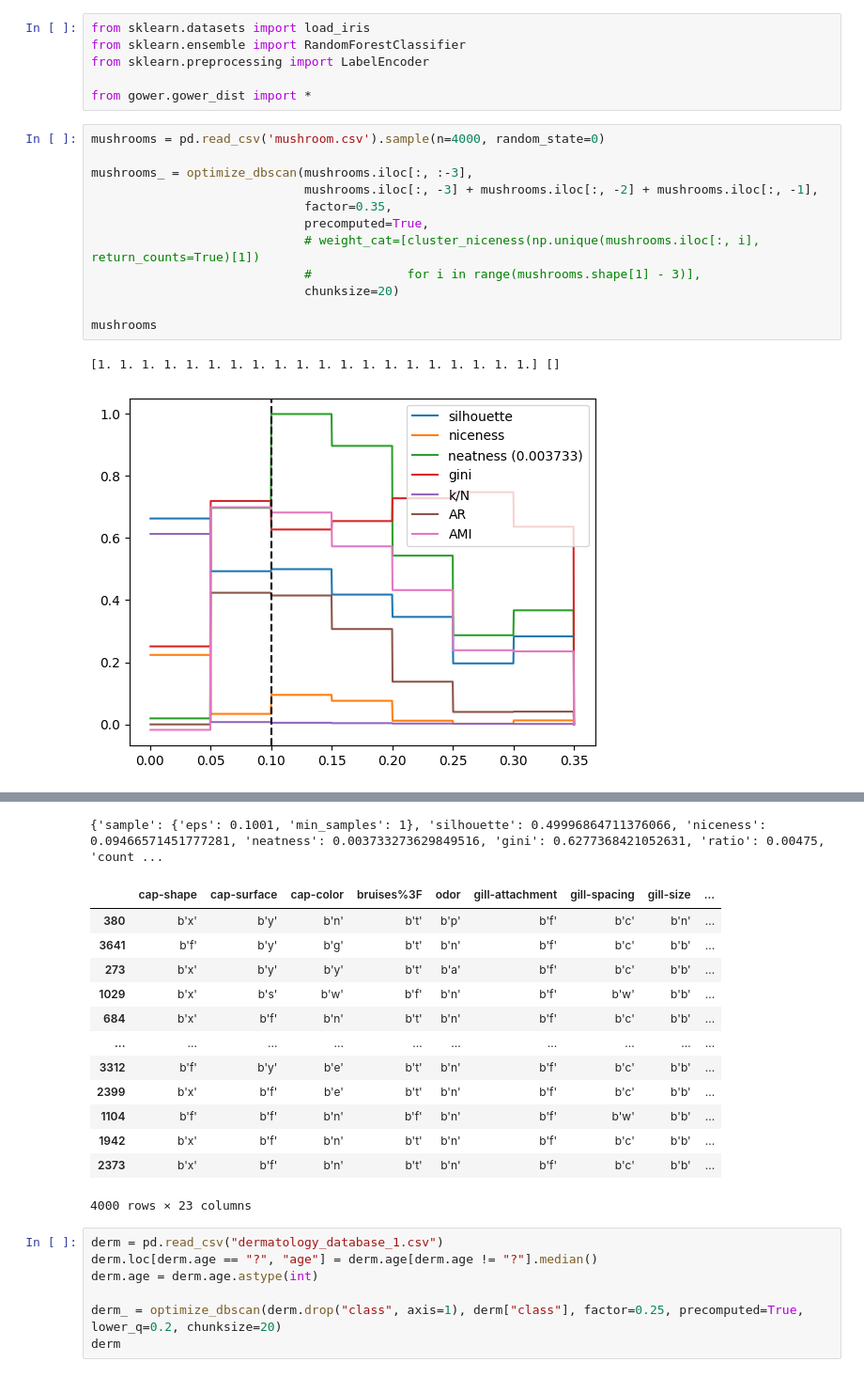
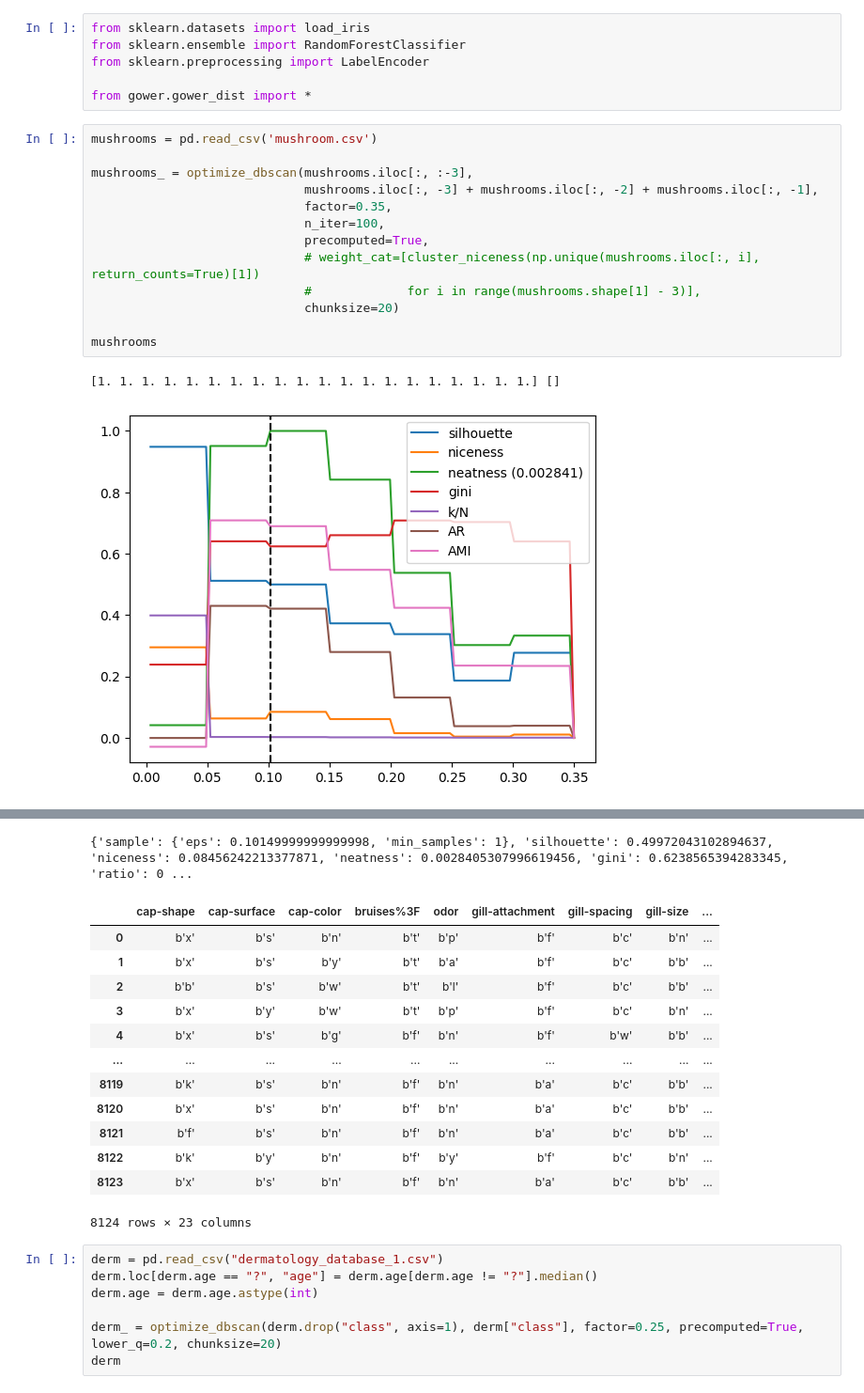
Before and after one commit to chrico-bu-uab/gower, a Jupyter notebook: optimization_examples.ipynb, the cells around one changed output, grey strips where cells are left out. Shown at 94% size. Cells and saved outputs as stored; diff of their text form.

Commit message:
neatness, and more

```diff
--- a/optimization_examples.ipynb
+++ b/optimization_examples.ipynb
@@ -5,35 +5,36 @@ from sklearn.preprocessing import LabelEncoder
 
 from gower.gower_dist import *
 # %%
-mushrooms = pd.read_csv('mushroom.csv').sample(n=4000, random_state=0)
+mushrooms = pd.read_csv('mushroom.csv')
 
 mushrooms_ = optimize_dbscan(mushrooms.iloc[:, :-3],
                              mushrooms.iloc[:, -3] + mushrooms.iloc[:, -2] + mushrooms.iloc[:, -1],
                              factor=0.35,
+                             n_iter=100,
                              precomputed=True,
                              # weight_cat=[cluster_niceness(np.unique(mushrooms.iloc[:, i], return_counts=True)[1])
                              #             for i in range(mushrooms.shape[1] - 3)],
                              chunksize=20)
 
 mushrooms
 # %% [output]
 [1. 1. 1. 1. 1. 1. 1. 1. 1. 1. 1. 1. 1. 1. 1. 1. 1. 1. 1. 1.] []
-[figure, old version]
+[figure, new version]
 [figure]
-{'sample': {'eps': 0.1001, 'min_samples': 1}, 'silhouette': 0.49996864711376066, 'niceness': 0.09466571451777281, 'neatness': 0.003733273629849516, 'gini': 0.6277368421052631, 'ratio': 0.00475, 'count ...
+{'sample': {'eps': 0.10149999999999998, 'min_samples': 1}, 'silhouette': 0.49972043102894637, 'niceness': 0.08456242213377871, 'neatness': 0.0028405307996619456, 'gini': 0.6238565394283345, 'ratio': 0 ...
 |  | cap-shape | cap-surface | cap-color | bruises%3F | odor | gill-attachment | gill-spacing | gill-size | ... |
-| 380 | b'x' | b'y' | b'n' | b't' | b'p' | b'f' | b'c' | b'n' | ... |
-| 3641 | b'f' | b'y' | b'g' | b't' | b'n' | b'f' | b'c' | b'b' | ... |
-| 273 | b'x' | b'y' | b'y' | b't' | b'a' | b'f' | b'c' | b'b' | ... |
-| 1029 | b'x' | b's' | b'w' | b'f' | b'n' | b'f' | b'w' | b'b' | ... |
-| 684 | b'x' | b'f' | b'n' | b't' | b'n' | b'f' | b'c' | b'b' | ... |
+| 0 | b'x' | b's' | b'n' | b't' | b'p' | b'f' | b'c' | b'n' | ... |
+| 1 | b'x' | b's' | b'y' | b't' | b'a' | b'f' | b'c' | b'b' | ... |
+| 2 | b'b' | b's' | b'w' | b't' | b'l' | b'f' | b'c' | b'b' | ... |
+| 3 | b'x' | b'y' | b'w' | b't' | b'p' | b'f' | b'c' | b'n' | ... |
+| 4 | b'x' | b's' | b'g' | b'f' | b'n' | b'f' | b'w' | b'b' | ... |
 | ... | ... | ... | ... | ... | ... | ... | ... | ... | ... |
-| 3312 | b'f' | b'y' | b'e' | b't' | b'n' | b'f' | b'c' | b'b' | ... |
-| 2399 | b'x' | b'f' | b'e' | b't' | b'n' | b'f' | b'c' | b'b' | ... |
-| 1104 | b'f' | b'f' | b'n' | b'f' | b'n' | b'f' | b'w' | b'b' | ... |
-| 1942 | b'x' | b'f' | b'n' | b't' | b'n' | b'f' | b'c' | b'b' | ... |
-| 2373 | b'x' | b'f' | b'n' | b't' | b'n' | b'f' | b'c' | b'b' | ... |
+| 8119 | b'k' | b's' | b'n' | b'f' | b'n' | b'a' | b'c' | b'b' | ... |
+| 8120 | b'x' | b's' | b'n' | b'f' | b'n' | b'a' | b'c' | b'b' | ... |
+| 8121 | b'f' | b's' | b'n' | b'f' | b'n' | b'a' | b'c' | b'b' | ... |
+| 8122 | b'k' | b'y' | b'n' | b'f' | b'y' | b'f' | b'c' | b'n' | ... |
+| 8123 | b'x' | b's' | b'n' | b'f' | b'n' | b'a' | b'c' | b'b' | ... |
-4000 rows × 23 columns
+8124 rows × 23 columns
 # %%
 derm = pd.read_csv("dermatology_database_1.csv")
 derm.loc[derm.age == "?", "age"] = derm.age[derm.age != "?"].median()
```
